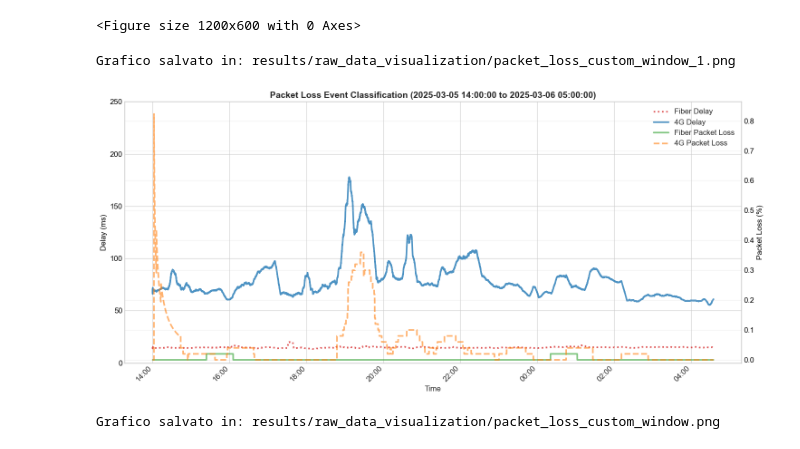
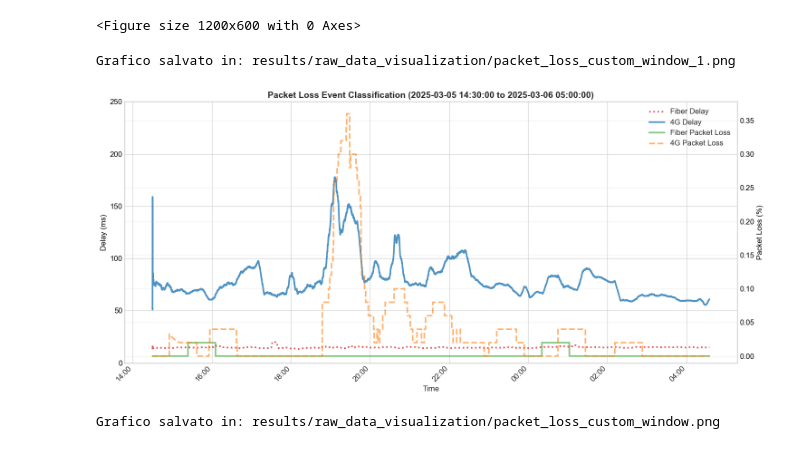
Before and after one commit to pietroguidetti02/NDAL-project-2026, a Jupyter notebook: 01_exploratory_analysis.ipynb, the cells around one changed output. Saved outputs shown, nothing was run; the diff lists cells and outputs as text; code cells hidden in the pictures.

```diff
--- a/exploratory_analysis.ipynb
+++ b/01_exploratory_analysis.ipynb
@@ -743,19 +768,19 @@ def plot_network_data(df_fiber, df_mobile, start_time, end_time, smoothing_windo
 # %%
 # --- ESEMPIO DI UTILIZZO DELLA FUNZIONE ---
 # Sostituisci le stringhe di tempo con quelle reali presenti nel tuo dataset
 
 plot_network_data(
     df_fiber=df_fiber,
     df_mobile=df_mobile,
-    start_time='2025-03-05 14:00:00',  # Sostituisci con il tuo orario di inizio
+    start_time='2025-03-05 14:30:00',  # Sostituisci con il tuo orario di inizio
     end_time='2025-03-06 05:00:00',    # Sostituisci con il tuo orario di fine
     smoothing_window_loss=5000,
     smoothing_window_delay=1000,
     save_path='results/raw_data_visualization/packet_loss_custom_window_1.png'
 )
 # %% [output]
 Grafico salvato in: results/raw_data_visualization/packet_loss_custom_window_1.png
-[figure, old version]
+[figure, new version]
 # %%
 plot_network_data(
     df_fiber=df_fiber,
```
Also changed, not shown: parts of 6 cells of this notebook, 12 other files.
